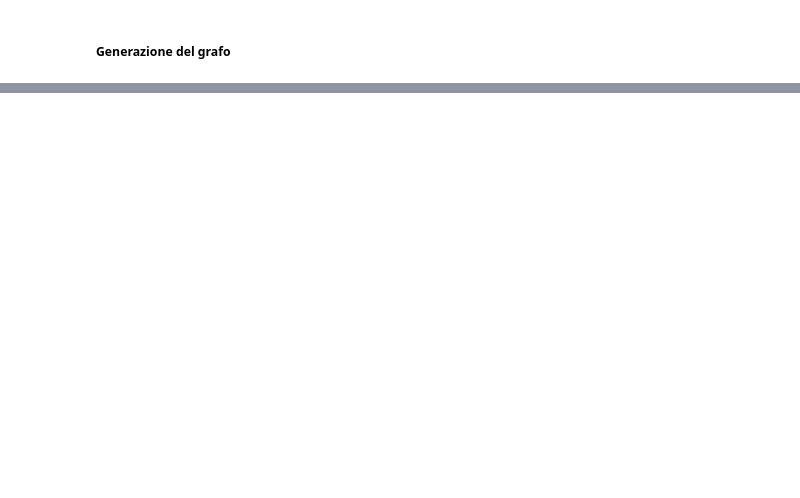
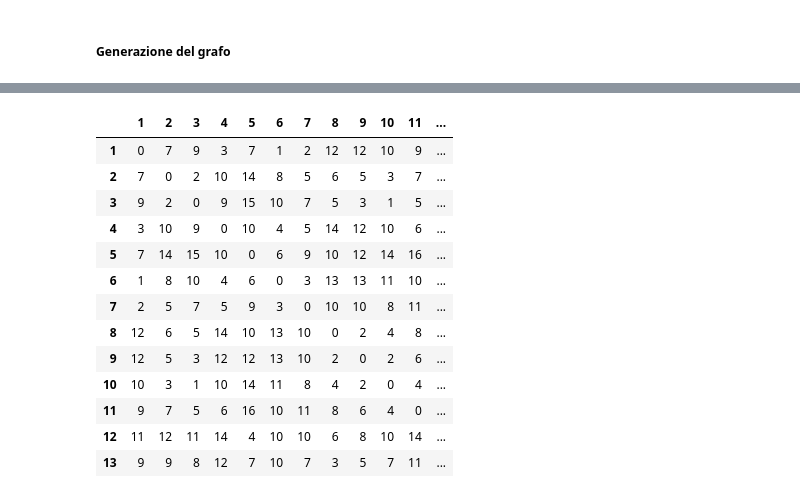
Before and after one commit to jokerale/pizzaguy, a Jupyter notebook: code/plot.ipynb, the cells around one changed output, grey strips where cells are left out. Cells and saved outputs as stored; diff of their text form; code cells hidden in the pictures; blank space fills up the shorter version.

```diff
--- a/code/plot.ipynb
+++ b/code/plot.ipynb
@@ -31,0 +87,21 @@ nx.draw_planar(g, with_labels = True)
+# %%
+#mDist = dict(nx.all_pairs_shortest_path_length(G ))
+dictDist= dict(nx.all_pairs_dijkstra_path_length(G))
+# %%
+mDist = pd.DataFrame(dictDist)
+mDist.sort_index()
+# %% [output]
+|  | 1 | 2 | 3 | 4 | 5 | 6 | 7 | 8 | 9 | 10 | 11 | ... |
+| 1 | 0 | 7 | 9 | 3 | 7 | 1 | 2 | 12 | 12 | 10 | 9 | ... |
+| 2 | 7 | 0 | 2 | 10 | 14 | 8 | 5 | 6 | 5 | 3 | 7 | ... |
+| 3 | 9 | 2 | 0 | 9 | 15 | 10 | 7 | 5 | 3 | 1 | 5 | ... |
+| 4 | 3 | 10 | 9 | 0 | 10 | 4 | 5 | 14 | 12 | 10 | 6 | ... |
+| 5 | 7 | 14 | 15 | 10 | 0 | 6 | 9 | 10 | 12 | 14 | 16 | ... |
+| 6 | 1 | 8 | 10 | 4 | 6 | 0 | 3 | 13 | 13 | 11 | 10 | ... |
+| 7 | 2 | 5 | 7 | 5 | 9 | 3 | 0 | 10 | 10 | 8 | 11 | ... |
+| 8 | 12 | 6 | 5 | 14 | 10 | 13 | 10 | 0 | 2 | 4 | 8 | ... |
+| 9 | 12 | 5 | 3 | 12 | 12 | 13 | 10 | 2 | 0 | 2 | 6 | ... |
+| 10 | 10 | 3 | 1 | 10 | 14 | 11 | 8 | 4 | 2 | 0 | 4 | ... |
+| 11 | 9 | 7 | 5 | 6 | 16 | 10 | 11 | 8 | 6 | 4 | 0 | ... |
+| 12 | 11 | 12 | 11 | 14 | 4 | 10 | 10 | 6 | 8 | 10 | 14 | ... |
+| 13 | 9 | 9 | 8 | 12 | 7 | 10 | 7 | 3 | 5 | 7 | 11 | ... |
```
Also changed, not shown: parts of 7 cells of this notebook, 1 other file.
